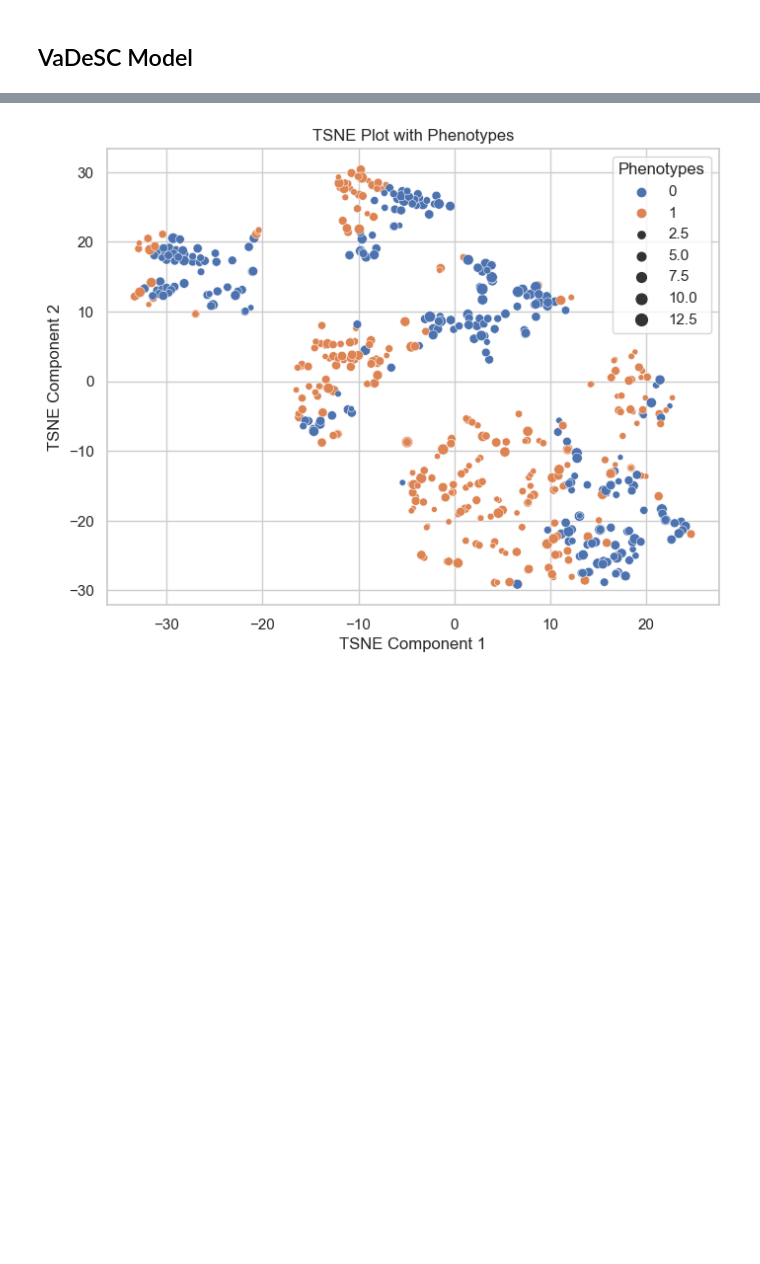
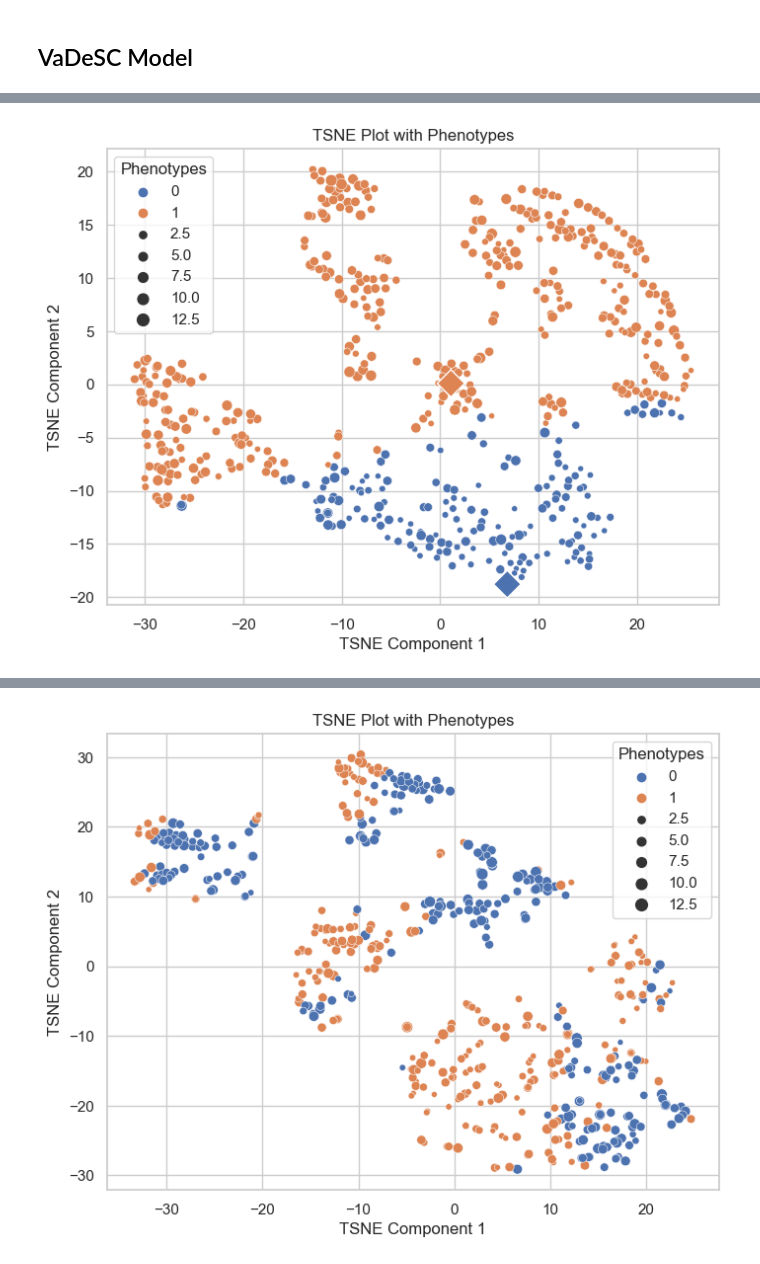
Before and after one commit to quan-possible/cancer-clusters1, a Jupyter notebook: notebooks/radcure/compare.ipynb, the cells around one changed output, grey strips where cells are left out. Cells and saved outputs as stored; diff of their text form; code cells hidden in the pictures; blank space fills up the shorter version.

```diff
--- a/notebooks/radcure/compare.ipynb
+++ b/notebooks/radcure/compare.ipynb
@@ -306 +277,21 @@ Plotting the latent space...
+# %%
+from sklearn.manifold import TSNE
+
+tsne = TSNE(n_components=2, random_state=1)
+z_mu, z_logvar = best_model.encoder(x_val.values)
+zc2 = tsne.fit_transform(np.vstack((z_mu, best_model.c_mu)))
+z2, c2 = np.split(zc2, [len(z_mu)])
+
+
+plt.figure(figsize=(8, 6))
+sns.scatterplot(x=z2[:, 0], y=z2[:, 1], hue=phenotypes, size=y_val.time)
+sns.scatterplot(x=c2[:, 0], y=c2[:, 1], hue=np.arange(
+    len(c2)), s=200, legend=False, marker="D", linewidth=1)
+plt.xlabel('TSNE Component 1')
+plt.ylabel('TSNE Component 2')
+plt.title('TSNE Plot with Phenotypes')
+plt.legend(title='Phenotypes', loc='best')
+plt.show()
+# %% [output]
+[figure, added]
 # %%
```
Also changed, not shown: parts of 13 cells of this notebook, 27 other files.
